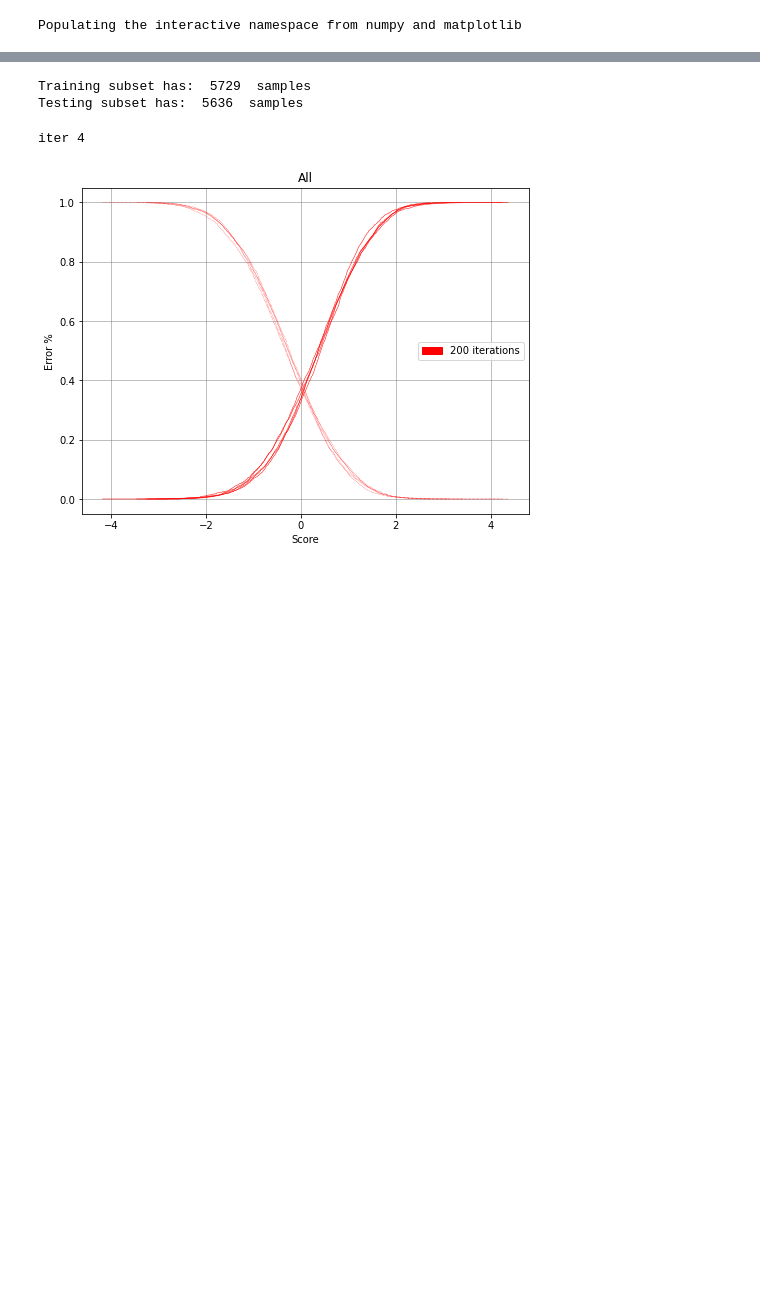
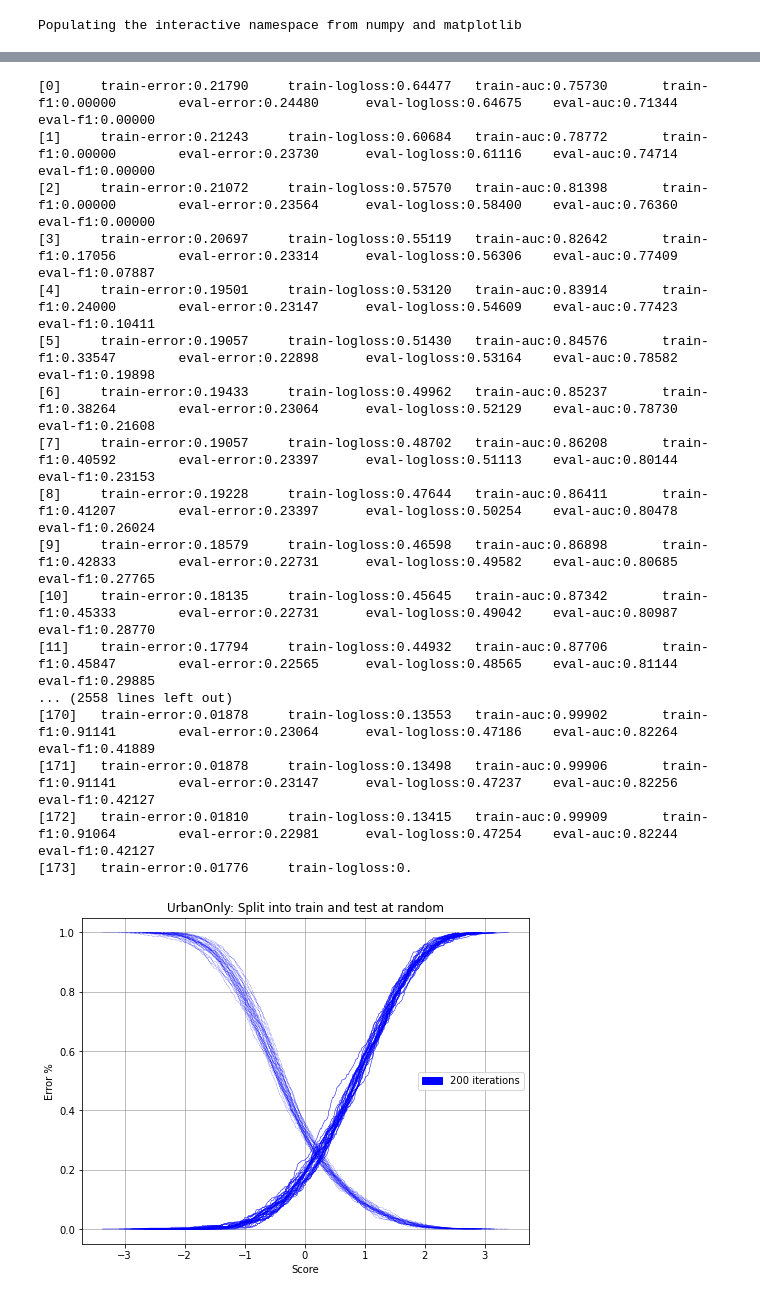
Before and after one commit to AniDas10/Urban-Rural, a Jupyter notebook: learn.ipynb, the cells around one changed output, grey strips where cells are left out. Saved outputs shown, nothing was run; the diff lists cells and outputs as text; code cells hidden in the pictures; blank space fills up the shorter version.

Commit message:
created evaluation metric and specialized models

```diff
--- a/learn.ipynb
+++ b/learn.ipynb
@@ -73,21 +77,21 @@ def calc_f1(predt: np.ndarray, dtrain: xgb.DMatrix):
 # param dictionary is already present in the lib.XGBoost_Params file
 # default parameters are set, can be customized and new params can also be added
 param['max_depth'] = 3   # depth of tree
-param['eta'] = 0.18      # shrinkage parameter
+param['eta'] = 0.15      # shrinkage parameter
 param['verbosity'] = 0  # 0= no logging 3=max logging
 param['feature_selector'] = 'shuffle'
 # added parameters from tanmay's part
-param['verbose_eval'] = 0
-param['early_stopping_rounds'] = 15
-#param['eval_metric'] = ['auc']
-param['feature_selector'] = 'shuffle'
+param['verbose_eval'] = 1
+# param['early_stopping_rounds'] = 15
+# param['eval_metric'] = ['auc']
+# param['feature_selector'] = 'shuffle'
 param['custom_metric'] = calc_f1
 param['disable_default_eval_metric']=True
 
 
 # param['objective'] = 'binary:logistic'
 # param['nthread'] = 7 # Number of threads used
-param['eval_metric'] = ['error','logloss']
+param['eval_metric'] = ['error','logloss','auc']
 param
 # %% [output]
 {'max_depth': 3,
@@ -103,7 +106,7 @@ param
  'disable_default_eval_metric': True}
 # %%
 # deciding which rows in dataset to select [True, False, False, True,.....]
-train_selector=np.random.rand(df.shape[0]) > 0.5
+train_selector=np.random.rand(df.shape[0]) > 0.35
 # subset selecting everything which is True as Train set
 Train=D.get_subset(train_selector)
 # subset selecting everything which is False as Test set
@@ -112,12 +115,9 @@ Test=D.get_subset(~train_selector)
 # checking the size of the train and test dataset train should be more
 print("Training subset has: ", Train.shape[0], " samples")
 print("Testing subset has: ", Test.shape[0], " samples")
-# %% [output]
-Training subset has:  5729  samples
-Testing subset has:  5636  samples
 # %%
 param['num_round']=200
-log200=simple_bootstrap('xgb',Train,Test,param,ensemble_size=5)
+log200=simple_bootstrap('xgb',Train,Test,param,ensemble_size=10)
 
 styled_logs=[
     {   'log':log200,
@@ -134,44 +134,53 @@ Dump={'styled_logs':styled_logs,
      'mean':_mean,
      'std':_std}
 pkl.dump(Dump,open(pickle_file,'wb'))
-# %% [output]
-iter 4
-[figure, removed]
 # %%
 # Only for Urban Areas now
 urban=True
 area= 'Urban' if urban else 'Rural'
 selector=df['urban']==urban
 subData=D.get_subset(selector)
 subD=DataSplitter(subData)
 
-train_selector=np.random.rand(subData.shape[0]) > 0.7
+train_selector=np.random.rand(subData.shape[0]) > 0.3
 Train=subD.get_subset(train_selector)
 Test=subD.get_subset(~train_selector)
 
-param['num_round']=10
-log10=simple_bootstrap(Train,Test,param,ensemble_size=30)
-param['num_round']=100
-log100=simple_bootstrap(Train,Test,param,ensemble_size=30)
+param['num_round']=200
+log200=simple_bootstrap('xgb',Train,Test,param,ensemble_size=30)
 
 styled_logs=[
-    {   'log':log10,
-        'style':['g:','g-'],
-        'label':'10 iterations',
-        'label_color':'g'
-    },
-    {   'log':log100,
+    {   'log':log200,
         'style':['b:','b-'],
-        'label':'100 iterations',
+        'label':'200 iterations',
         'label_color':'b'
     }
 ]
 
 _mean,_std=plot_scores(styled_logs,title=f'{area}Only: Split into train and test at random')
 
-pickle_file=f'data/Dump{area}.pk'
+pickle_file=f'data/Checkpoint_{area}.pk'
 Dump={'styled_logs':styled_logs,
      'tree':tree,
      'mean':_mean,
      'std':_std}
 pkl.dump(Dump,open(pickle_file,'wb'))
+# %% [output]
+[0]     train-error:0.21790     train-logloss:0.64477   train-auc:0.75730       train-f1:0.00000        eval-error:0.24480      eval-logloss:0.64675    eval-auc:0.71344        eval-f1:0.00000
+[1]     train-error:0.21243     train-logloss:0.60684   train-auc:0.78772       train-f1:0.00000        eval-error:0.23730      eval-logloss:0.61116    eval-auc:0.74714        eval-f1:0.00000
+[2]     train-error:0.21072     train-logloss:0.57570   train-auc:0.81398       train-f1:0.00000        eval-error:0.23564      eval-logloss:0.58400    eval-auc:0.76360        eval-f1:0.00000
+[3]     train-error:0.20697     train-logloss:0.55119   train-auc:0.82642       train-f1:0.17056        eval-error:0.23314      eval-logloss:0.56306    eval-auc:0.77409        eval-f1:0.07887
+[4]     train-error:0.19501     train-logloss:0.53120   train-auc:0.83914       train-f1:0.24000        eval-error:0.23147      eval-logloss:0.54609    eval-auc:0.77423        eval-f1:0.10411
+[5]     train-error:0.19057     train-logloss:0.51430   train-auc:0.84576       train-f1:0.33547        eval-error:0.22898      eval-logloss:0.53164    eval-auc:0.78582        eval-f1:0.19898
+[6]     train-error:0.19433     train-logloss:0.49962   train-auc:0.85237       train-f1:0.38264        eval-error:0.23064      eval-logloss:0.52129    eval-auc:0.78730        eval-f1:0.21608
+[7]     train-error:0.19057     train-logloss:0.48702   train-auc:0.86208       train-f1:0.40592        eval-error:0.23397      eval-logloss:0.51113    eval-auc:0.80144        eval-f1:0.23153
+[8]     train-error:0.19228     train-logloss:0.47644   train-auc:0.86411       train-f1:0.41207        eval-error:0.23397      eval-logloss:0.50254    eval-auc:0.80478        eval-f1:0.26024
+[9]     train-error:0.18579     train-logloss:0.46598   train-auc:0.86898       train-f1:0.42833        eval-error:0.22731      eval-logloss:0.49582    eval-auc:0.80685        eval-f1:0.27765
+[10]    train-error:0.18135     train-logloss:0.45645   train-auc:0.87342       train-f1:0.45333        eval-error:0.22731      eval-logloss:0.49042    eval-auc:0.80987        eval-f1:0.28770
+[11]    train-error:0.17794     train-logloss:0.44932   train-auc:0.87706       train-f1:0.45847        eval-error:0.22565      eval-logloss:0.48565    eval-auc:0.81144        eval-f1:0.29885
+... (2558 lines left out)
+[170]   train-error:0.01878     train-logloss:0.13553   train-auc:0.99902       train-f1:0.91141        eval-error:0.23064      eval-logloss:0.47186    eval-auc:0.82264        eval-f1:0.41889
+[171]   train-error:0.01878     train-logloss:0.13498   train-auc:0.99906       train-f1:0.91141        eval-error:0.23147      eval-logloss:0.47237    eval-auc:0.82256        eval-f1:0.42127
+[172]   train-error:0.01810     train-logloss:0.13415   train-auc:0.99909       train-f1:0.91064        eval-error:0.22981      eval-logloss:0.47254    eval-auc:0.82244        eval-f1:0.42127
+[173]   train-error:0.01776     train-logloss:0.
+[figure, added]
```
Also changed, not shown: parts of 4 cells of this notebook, 16 other files.
